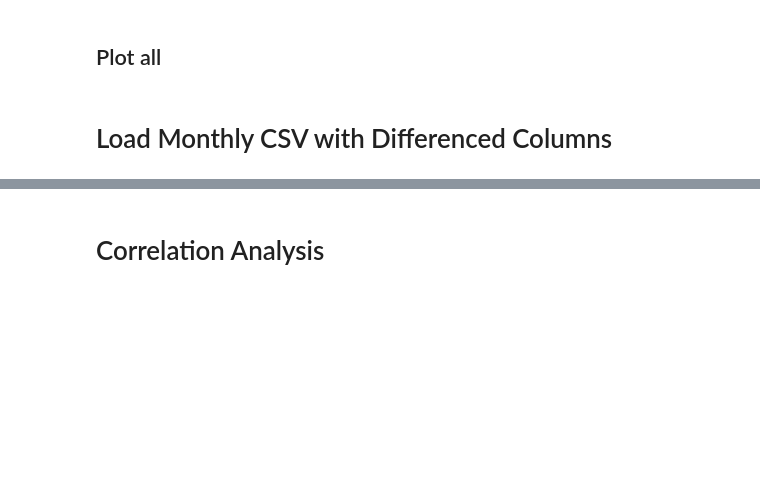
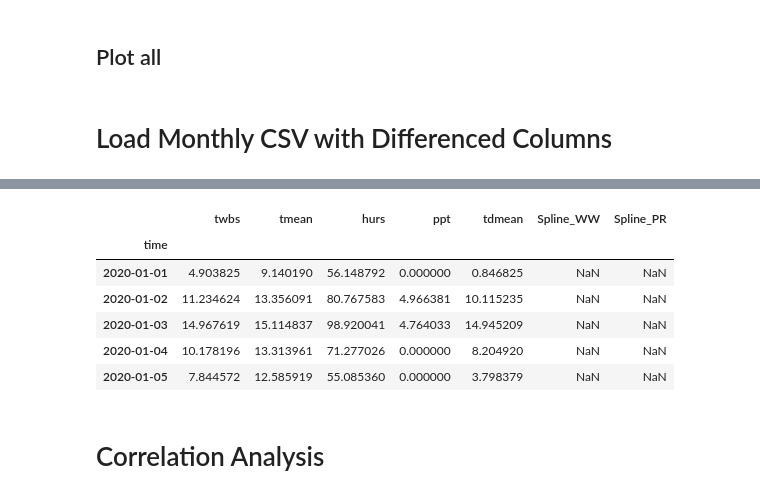
Before and after one commit to sd9616/wastewater, a Jupyter notebook: Monthly_PRISM_netcdf_calc_twbs.ipynb, the cells around one changed output, grey strips where cells are left out. Cells and saved outputs as stored; diff of their text form; code cells hidden in the pictures; blank space fills up the shorter version.

```diff
--- a/Monthly_PRISM_netcdf_calc_twbs.ipynb
+++ b/Monthly_PRISM_netcdf_calc_twbs.ipynb
@@ -1385,3 +1482,21 @@ df_monthly_covid_weather.head()
+# %%
+# Load CSV
+df_daily_covid_weather = pd.read_csv(
+    os.path.join(DAILY_PATH),
+    index_col=0,
+    parse_dates=[0]
+)
+
+df_daily_covid_weather = df_daily_covid_weather.drop(columns=['Spline_WW differenced'])
+df_daily_covid_weather.head()
+# %% [output]
+|  | twbs | tmean | hurs | ppt | tdmean | Spline_WW | Spline_PR |
+| time |  |  |  |  |  |  |  |
+| 2020-01-01 | 4.903825 | 9.140190 | 56.148792 | 0.000000 | 0.846825 | NaN | NaN |
+| 2020-01-02 | 11.234624 | 13.356091 | 80.767583 | 4.966381 | 10.115235 | NaN | NaN |
+| 2020-01-03 | 14.967619 | 15.114837 | 98.920041 | 4.764033 | 14.945209 | NaN | NaN |
+| 2020-01-04 | 10.178196 | 13.313961 | 71.277026 | 0.000000 | 8.204920 | NaN | NaN |
+| 2020-01-05 | 7.844572 | 12.585919 | 55.085360 | 0.000000 | 3.798379 | NaN | NaN |
 # %% [markdown]
 # Correlation Analysis
 # %% [markdown]
```
Also changed, not shown: parts of 8 cells of this notebook, 2 other files.
